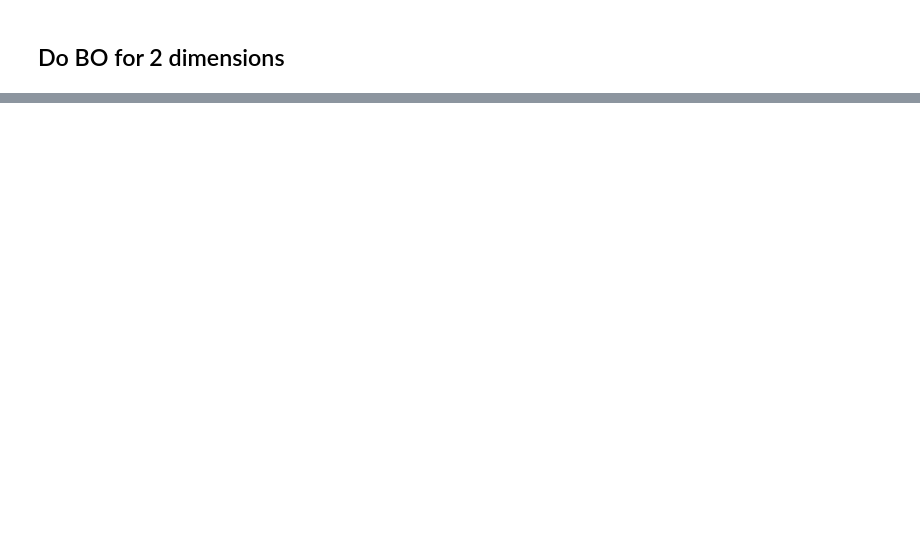
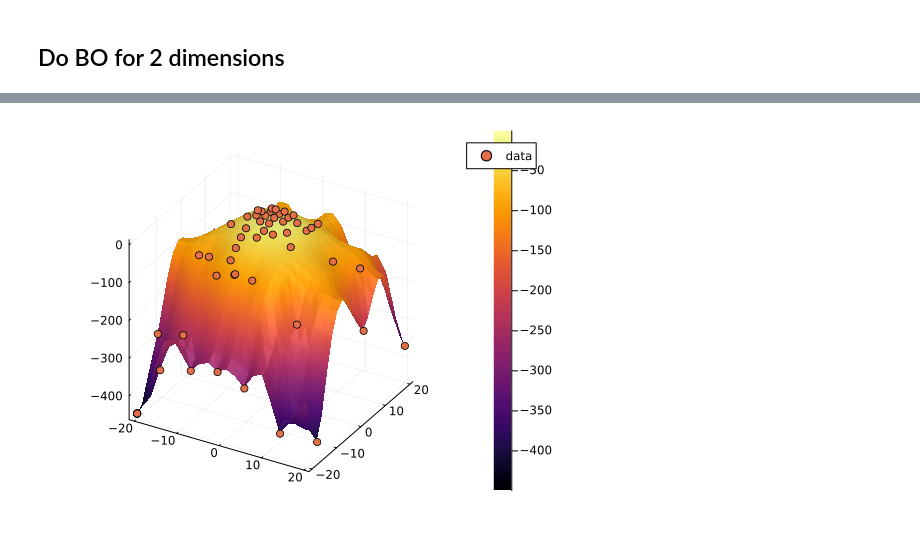
Before and after one commit to biaslab/GaussianProcessNode, a Jupyter notebook: bayes_optimization.ipynb, the cells around one changed output, grey strips where cells are left out. Saved outputs shown, nothing was run; the diff lists cells and outputs as text; code cells hidden in the pictures; blank space fills up the shorter version.

```diff
--- a/bayes_optimization.ipynb
+++ b/bayes_optimization.ipynb
@@ -103,0 +148,10 @@ Xu = [[i...] for i in Xu_grid] # a set of inducing points
+# %%
+surface(getindex.(X,1), getindex.(X,2),μ_store_2d[end], label = "surrogate f")
+scatter!(getindex.(X_data,1), getindex.(X_data,2), Y_data, label = "data", legend = :outertopright)
+
+# p2_2d = plot(x_axes,y_acquisition_store[end], label="EI", legend = :outertopright)
+# plot!([x_axes[new_pos_store[15]]], seriestype = :vline)
+
+# plot(p1_2d,p2_2d, layout = (2,1), size=(800,400))
+# %% [output]
+[figure, added]
```
Also changed, not shown: parts of 11 cells of this notebook, 1 other file.
